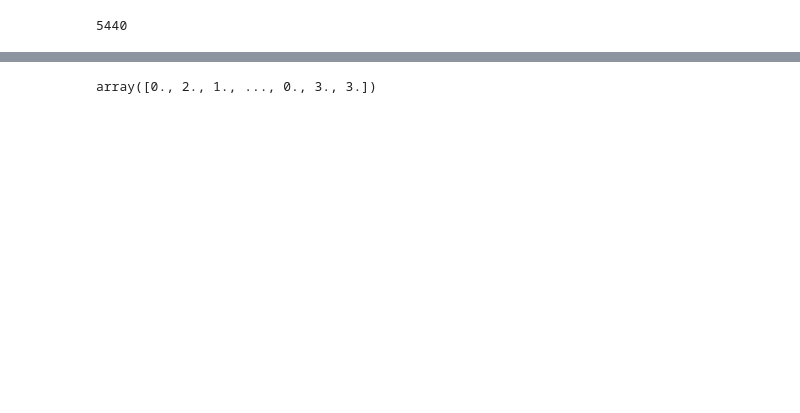
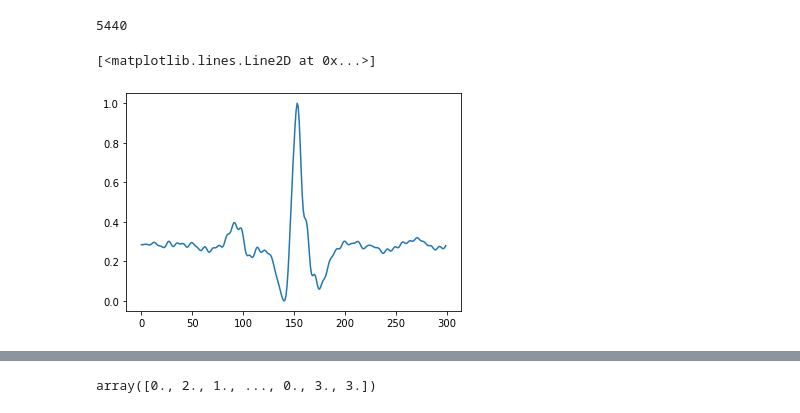
Before and after one commit to jooabbas99/ECG-DeepLearning, a Jupyter notebook: LSTM.ipynb, the cells around one changed output, grey strips where cells are left out. Saved outputs shown, nothing was run; the diff lists cells and outputs as text; code cells hidden in the pictures; blank space fills up the shorter version.

```diff
--- a/LSTM.ipynb
+++ b/LSTM.ipynb
@@ -306,3 +354,8 @@ test_lables_dims = np.expand_dims(test_lables, axis=1)
 len(test_data)
 # %% [output]
 5440
+# %%
+plt.plot(X_test[0])
+# %% [output]
+[<matplotlib.lines.Line2D at 0x...>]
+[figure, added]
```
Also changed, not shown: parts of 23 cells of this notebook, 4 other files.
